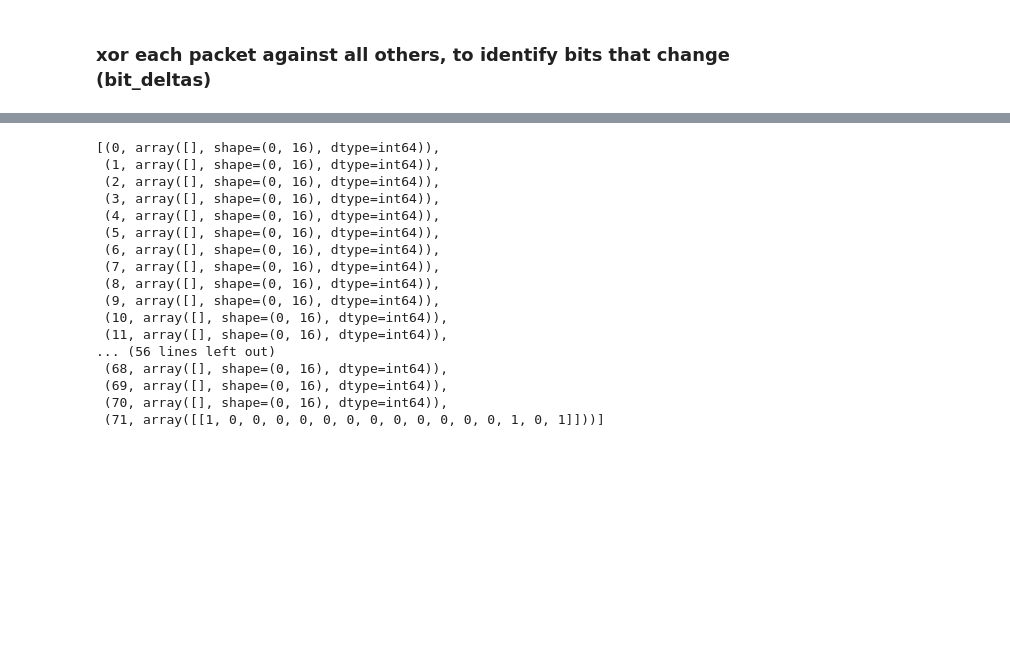
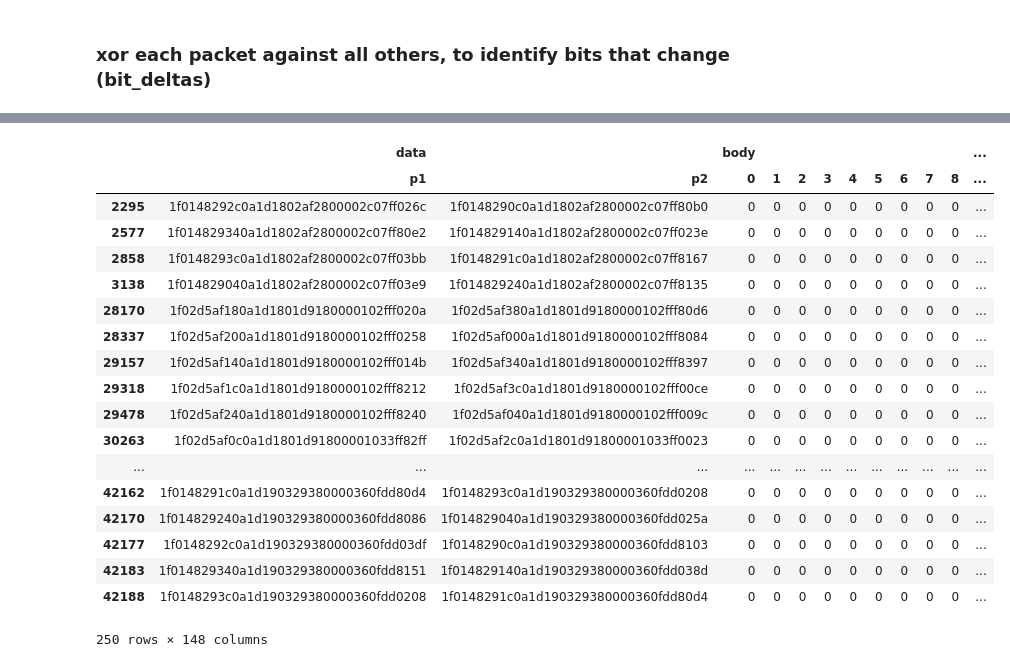
Before and after one commit to sarahspins/openomni, a Jupyter notebook: exploratory/bodycrc.ipynb, the cells around one changed output, grey strips where cells are left out. Drawn from its saved outputs; the diff is of its cells as text; code cells hidden in the pictures; blank space fills up the shorter version.

```diff
--- a/exploratory/bodycrc.ipynb
+++ b/exploratory/bodycrc.ipynb
@@ -133,29 +142,31 @@ dtype: object
 # %%
+
 # This selects the number of 'collisions', or different frames with same crc.
 # It could be used to identify bits not part of crc
+#split_bit_deltas[(split_bit_deltas["num_body_deltas"] != 0) & (split_bit_deltas["num_crc_deltas"] == 0)]
 
-#bit_deltas[(bit_deltas["num_body_deltas"] != 0) & (bit_deltas["num_crc_deltas"] == 0)]
+# Look at low change rows
+pd.set_option('display.max_colwidth',1000)
+pd.options.display.max_columns = 200
+ones = bit_deltas[(bit_deltas["num_body_deltas"] == 1)]
+ones.loc[ones[('body',34)] == 1]
+# %% [output]
+|  | data |  | body |  |  |  |  |  |  |  |  | ... |
+|  | p1 | p2 | 0 | 1 | 2 | 3 | 4 | 5 | 6 | 7 | 8 | ... |
+| 2295 | 1f0148292c0a1d1802af2800002c07ff026c | 1f0148290c0a1d1802af2800002c07ff80b0 | 0 | 0 | 0 | 0 | 0 | 0 | 0 | 0 | 0 | ... |
+| 2577 | 1f014829340a1d1802af2800002c07ff80e2 | 1f014829140a1d1802af2800002c07ff023e | 0 | 0 | 0 | 0 | 0 | 0 | 0 | 0 | 0 | ... |
+| 2858 | 1f0148293c0a1d1802af2800002c07ff03bb | 1f0148291c0a1d1802af2800002c07ff8167 | 0 | 0 | 0 | 0 | 0 | 0 | 0 | 0 | 0 | ... |
+| 3138 | 1f014829040a1d1802af2800002c07ff03e9 | 1f014829240a1d1802af2800002c07ff8135 | 0 | 0 | 0 | 0 | 0 | 0 | 0 | 0 | 0 | ... |
+| 28170 | 1f02d5af180a1d1801d9180000102fff020a | 1f02d5af380a1d1801d9180000102fff80d6 | 0 | 0 | 0 | 0 | 0 | 0 | 0 | 0 | 0 | ... |
+| 28337 | 1f02d5af200a1d1801d9180000102fff0258 | 1f02d5af000a1d1801d9180000102fff8084 | 0 | 0 | 0 | 0 | 0 | 0 | 0 | 0 | 0 | ... |
+| 29157 | 1f02d5af140a1d1801d9180000102fff014b | 1f02d5af340a1d1801d9180000102fff8397 | 0 | 0 | 0 | 0 | 0 | 0 | 0 | 0 | 0 | ... |
+| 29318 | 1f02d5af1c0a1d1801d9180000102fff8212 | 1f02d5af3c0a1d1801d9180000102fff00ce | 0 | 0 | 0 | 0 | 0 | 0 | 0 | 0 | 0 | ... |
+| 29478 | 1f02d5af240a1d1801d9180000102fff8240 | 1f02d5af040a1d1801d9180000102fff009c | 0 | 0 | 0 | 0 | 0 | 0 | 0 | 0 | 0 | ... |
+| 30263 | 1f02d5af0c0a1d1801d91800001033ff82ff | 1f02d5af2c0a1d1801d91800001033ff0023 | 0 | 0 | 0 | 0 | 0 | 0 | 0 | 0 | 0 | ... |
+| ... | ... | ... | ... | ... | ... | ... | ... | ... | ... | ... | ... | ... |
+| 42162 | 1f0148291c0a1d190329380000360fdd80d4 | 1f0148293c0a1d190329380000360fdd0208 | 0 | 0 | 0 | 0 | 0 | 0 | 0 | 0 | 0 | ... |
+| 42170 | 1f014829240a1d190329380000360fdd8086 | 1f014829040a1d190329380000360fdd025a | 0 | 0 | 0 | 0 | 0 | 0 | 0 | 0 | 0 | ... |
+| 42177 | 1f0148292c0a1d190329380000360fdd03df | 1f0148290c0a1d190329380000360fdd8103 | 0 | 0 | 0 | 0 | 0 | 0 | 0 | 0 | 0 | ... |
+| 42183 | 1f014829340a1d190329380000360fdd8151 | 1f014829140a1d190329380000360fdd038d | 0 | 0 | 0 | 0 | 0 | 0 | 0 | 0 | 0 | ... |
+| 42188 | 1f0148293c0a1d190329380000360fdd0208 | 1f0148291c0a1d190329380000360fdd80d4 | 0 | 0 | 0 | 0 | 0 | 0 | 0 | 0 | 0 | ... |
+250 rows × 148 columns
-# %%
-
-# Look at low change rows
-ones = bit_deltas[(bit_deltas["num_body_deltas"] == 1)]
-map(lambda x: (x, ones.loc[ones[('body',x)] == 1]["crc"].iloc[0:1].values), range(0,ones["body"].shape[1]))
-#ones.loc[ones[('body',34)] == 1]["data"]
-# %% [output]
-[(0, array([], shape=(0, 16), dtype=int64)),
- (1, array([], shape=(0, 16), dtype=int64)),
- (2, array([], shape=(0, 16), dtype=int64)),
- (3, array([], shape=(0, 16), dtype=int64)),
- (4, array([], shape=(0, 16), dtype=int64)),
- (5, array([], shape=(0, 16), dtype=int64)),
- (6, array([], shape=(0, 16), dtype=int64)),
- (7, array([], shape=(0, 16), dtype=int64)),
- (8, array([], shape=(0, 16), dtype=int64)),
- (9, array([], shape=(0, 16), dtype=int64)),
- (10, array([], shape=(0, 16), dtype=int64)),
- (11, array([], shape=(0, 16), dtype=int64)),
-... (56 lines left out)
- (68, array([], shape=(0, 16), dtype=int64)),
- (69, array([], shape=(0, 16), dtype=int64)),
- (70, array([], shape=(0, 16), dtype=int64)),
- (71, array([[1, 0, 0, 0, 0, 0, 0, 0, 0, 0, 0, 0, 0, 1, 0, 1]]))]
```
Also changed, not shown: parts of 5 cells of this notebook.
